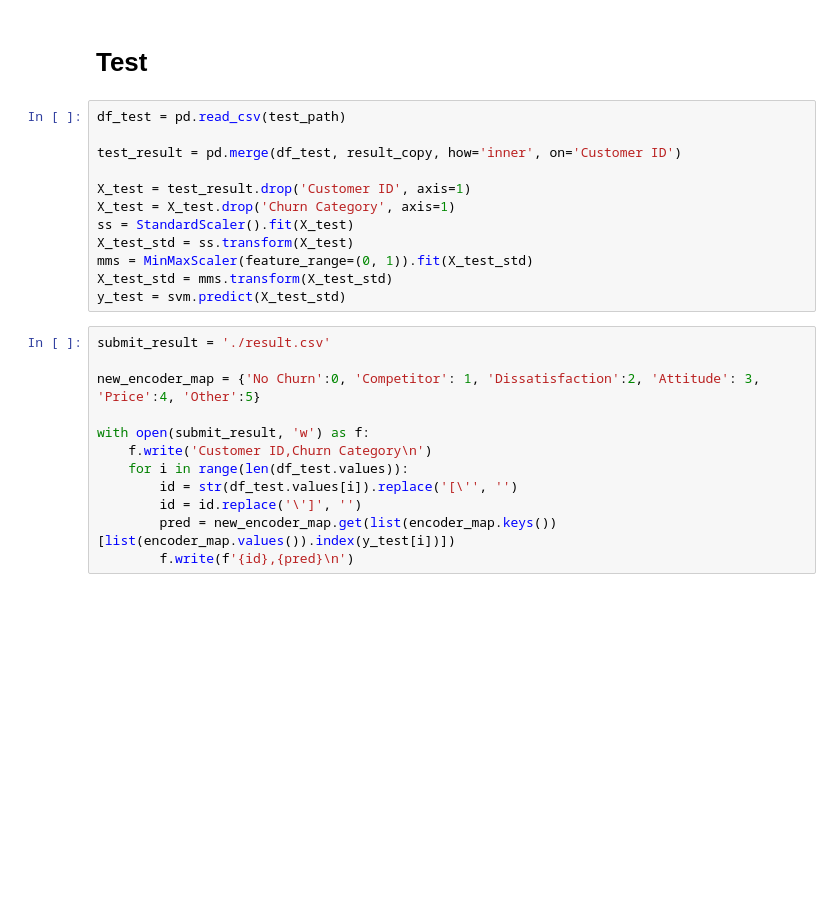
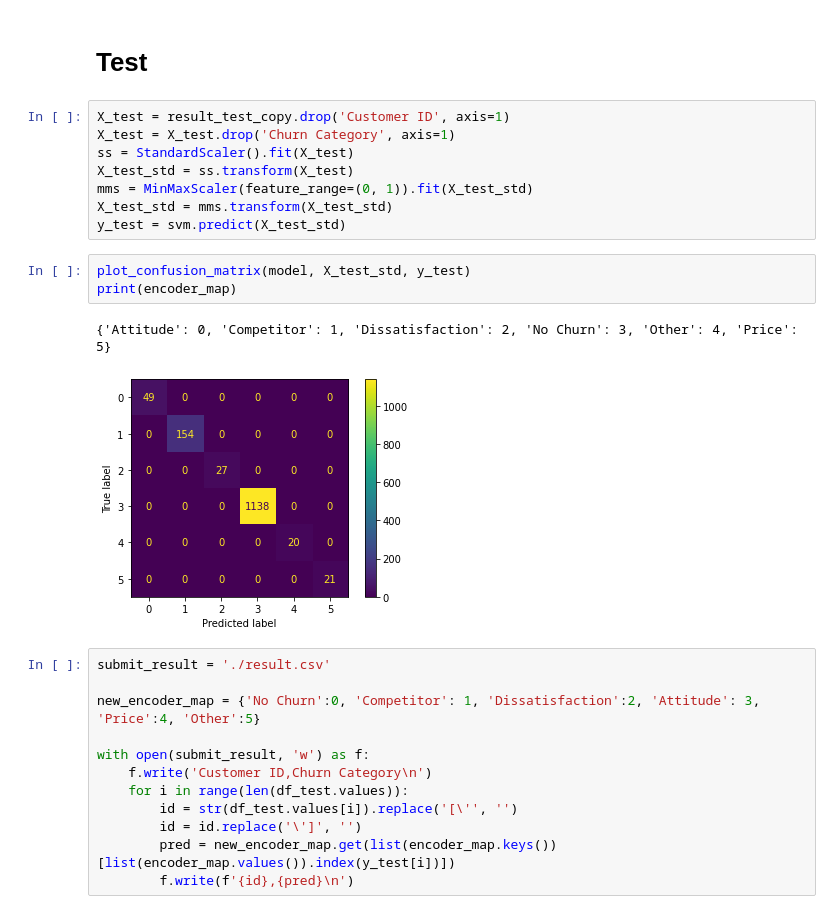
Before and after one commit to Offliners/ML2021_Fall, a Jupyter notebook: Final Project/HTML2021_Fall.ipynb, the cells around one changed output. Cells and saved outputs as stored; diff of their text form; blank space fills up the shorter version.

```diff
--- a/Final Project/HTML2021_Fall.ipynb
+++ b/Final Project/HTML2021_Fall.ipynb
@@ -309,17 +433,19 @@ Ein = 0.15732
 # %% [markdown]
 # **Test**
 # %%
-df_test = pd.read_csv(test_path)
-
-test_result = pd.merge(df_test, result_copy, how='inner', on='Customer ID')
-
-X_test = test_result.drop('Customer ID', axis=1)
+X_test = result_test_copy.drop('Customer ID', axis=1)
 X_test = X_test.drop('Churn Category', axis=1)
 ss = StandardScaler().fit(X_test)
 X_test_std = ss.transform(X_test)
 mms = MinMaxScaler(feature_range=(0, 1)).fit(X_test_std)
 X_test_std = mms.transform(X_test_std)
 y_test = svm.predict(X_test_std)
+# %%
+plot_confusion_matrix(model, X_test_std, y_test)
+print(encoder_map)
+# %% [output]
+{'Attitude': 0, 'Competitor': 1, 'Dissatisfaction': 2, 'No Churn': 3, 'Other': 4, 'Price': 5}
+[figure, added]
 # %%
 submit_result = './result.csv'
 
```
Also changed, not shown: parts of 29 cells of this notebook.
